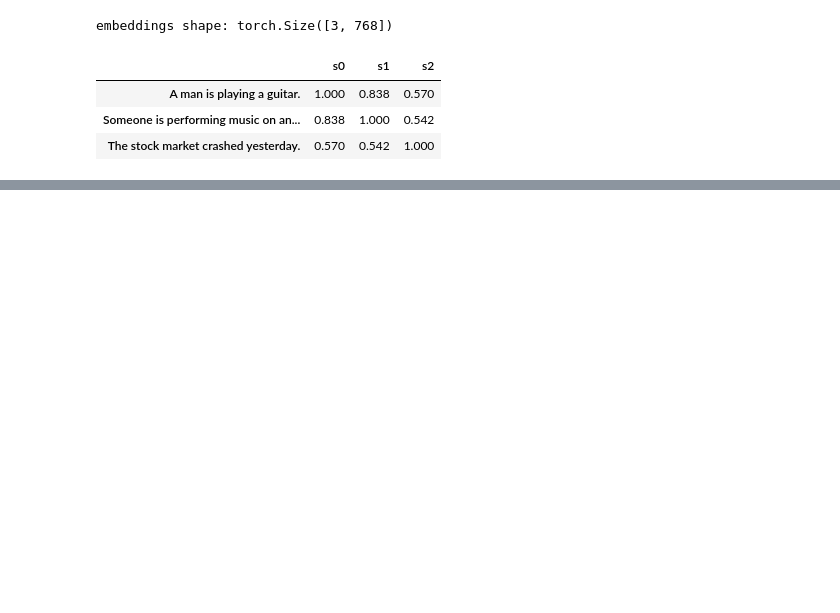
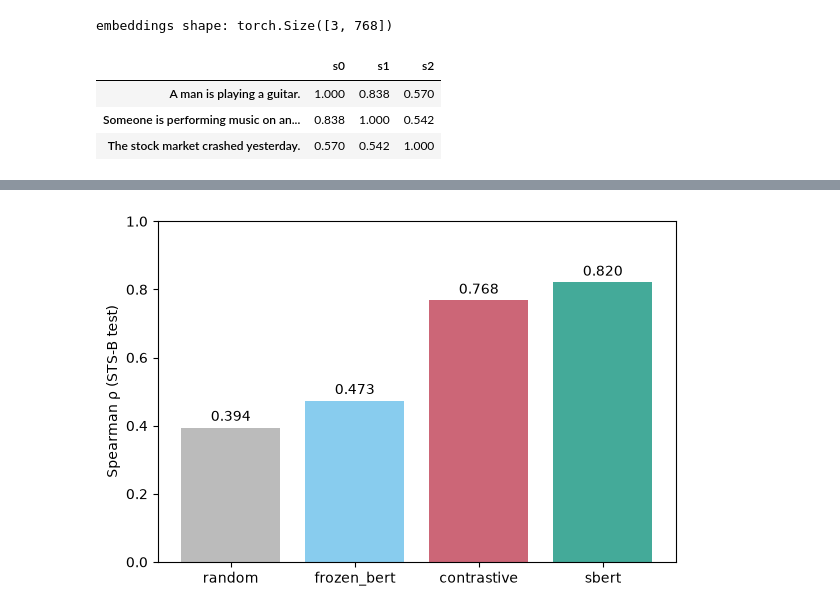
Before and after one commit to vitorlecio/embedlab, a Jupyter notebook: notebooks/01_contrastive_learning.ipynb, the cells around one changed output, grey strips where cells are left out. Saved outputs shown, nothing was run; the diff lists cells and outputs as text; code cells hidden in the pictures; blank space fills up the shorter version.

```diff
--- a/notebooks/01_contrastive_learning.ipynb
+++ b/notebooks/01_contrastive_learning.ipynb
@@ -173,0 +177,7 @@ This notebook will be extended with loss curves, the STS-B Spearman ρ compariso
+# %%
+import json
+
+results = json.loads((ROOT / "results" / "sts_eval_test.json").read_text())
+order = ["random", "frozen_bert", "contrastive", "sbert"]
+results_df = pd.DataFrame({"encoder": order, "spearman_rho": [results[k] for k in order]})
+results_df
@@ -173,0 +190,12 @@ This notebook will be extended with loss curves, the STS-B Spearman ρ compariso
+# %%
+fig, ax = plt.subplots(figsize=(6, 4))
+colors = ["#BBBBBB", "#88CCEE", "#CC6677", "#44AA99"]
+ax.bar(results_df["encoder"], results_df["spearman_rho"], color=colors)
+ax.set_ylabel("Spearman ρ (STS-B test)")
+ax.set_ylim(0, 1)
+for i, v in enumerate(results_df["spearman_rho"]):
+    ax.text(i, v + 0.02, f"{v:.3f}", ha="center")
+plt.tight_layout()
+plt.show()
+# %% [output]
+[figure, added]
```
Also changed, not shown: parts of 7 cells of this notebook, 6 other files.
